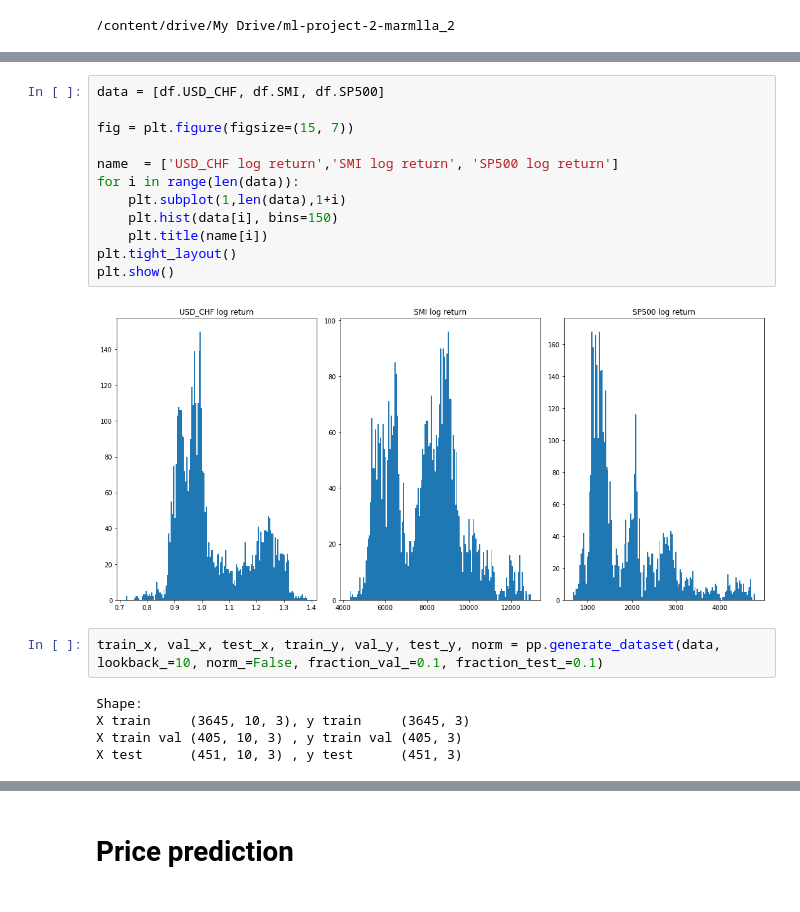
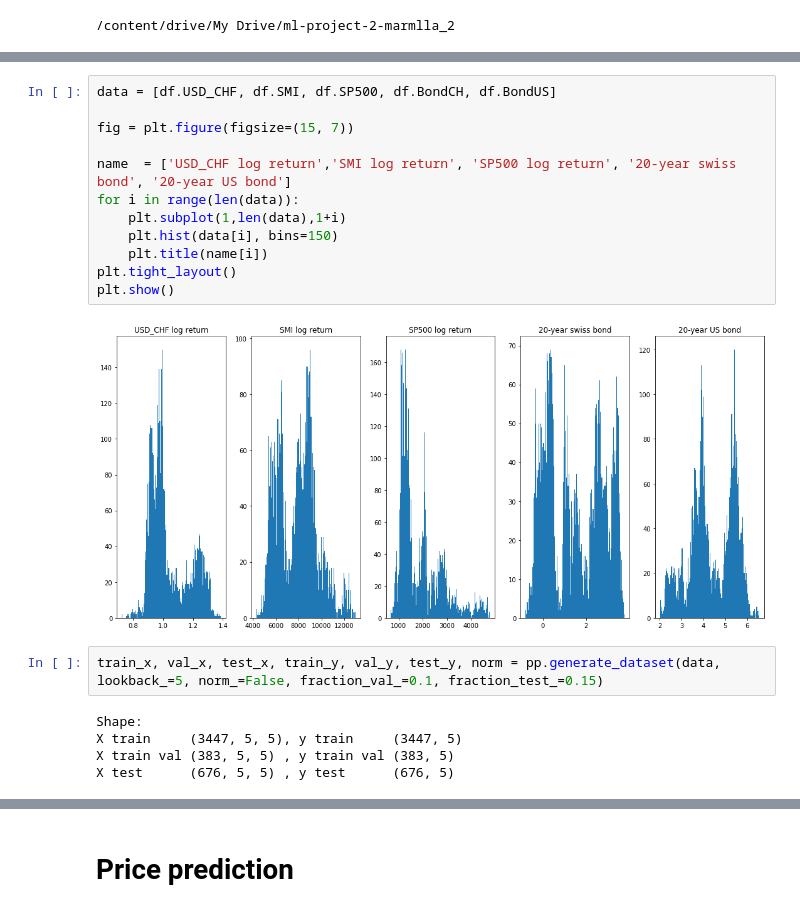
Before and after one commit to CS-433/ml-project-2-marmlla_2, a Jupyter notebook: main_price_GRU.ipynb, the cells around one changed output, grey strips where cells are left out. Cells and saved outputs as stored; diff of their text form.

```diff
--- a/main_price_GRU.ipynb
+++ b/main_price_GRU.ipynb
@@ -40,24 +40,24 @@ df.head(2)
 # %%
-data = [df.USD_CHF, df.SMI, df.SP500]
+data = [df.USD_CHF, df.SMI, df.SP500, df.BondCH, df.BondUS]
 
 fig = plt.figure(figsize=(15, 7))
 
-name  = ['USD_CHF log return','SMI log return', 'SP500 log return']
+name  = ['USD_CHF log return','SMI log return', 'SP500 log return', '20-year swiss bond', '20-year US bond']
 for i in range(len(data)):
     plt.subplot(1,len(data),1+i)
     plt.hist(data[i], bins=150)
     plt.title(name[i])
 plt.tight_layout()
 plt.show()
 # %% [output]
-[figure, old version]
+[figure, new version]
 # %%
-train_x, val_x, test_x, train_y, val_y, test_y, norm = pp.generate_dataset(data, lookback_=10, norm_=False, fraction_val_=0.1, fraction_test_=0.1)
+train_x, val_x, test_x, train_y, val_y, test_y, norm = pp.generate_dataset(data, lookback_=5, norm_=False, fraction_val_=0.1, fraction_test_=0.15)
 # %% [output]
 Shape:
-X train     (3645, 10, 3), y train     (3645, 3)
-X train val (405, 10, 3) , y train val (405, 3)
-X test      (451, 10, 3) , y test      (451, 3)
+X train     (3447, 5, 5), y train     (3447, 5)
+X train val (383, 5, 5) , y train val (383, 5)
+X test      (676, 5, 5) , y test      (676, 5)
 # %%
 l1 = len(train_x)
 l2 = len(val_x) + l1
```
Also changed, not shown: parts of 22 cells of this notebook, 4 other files.
